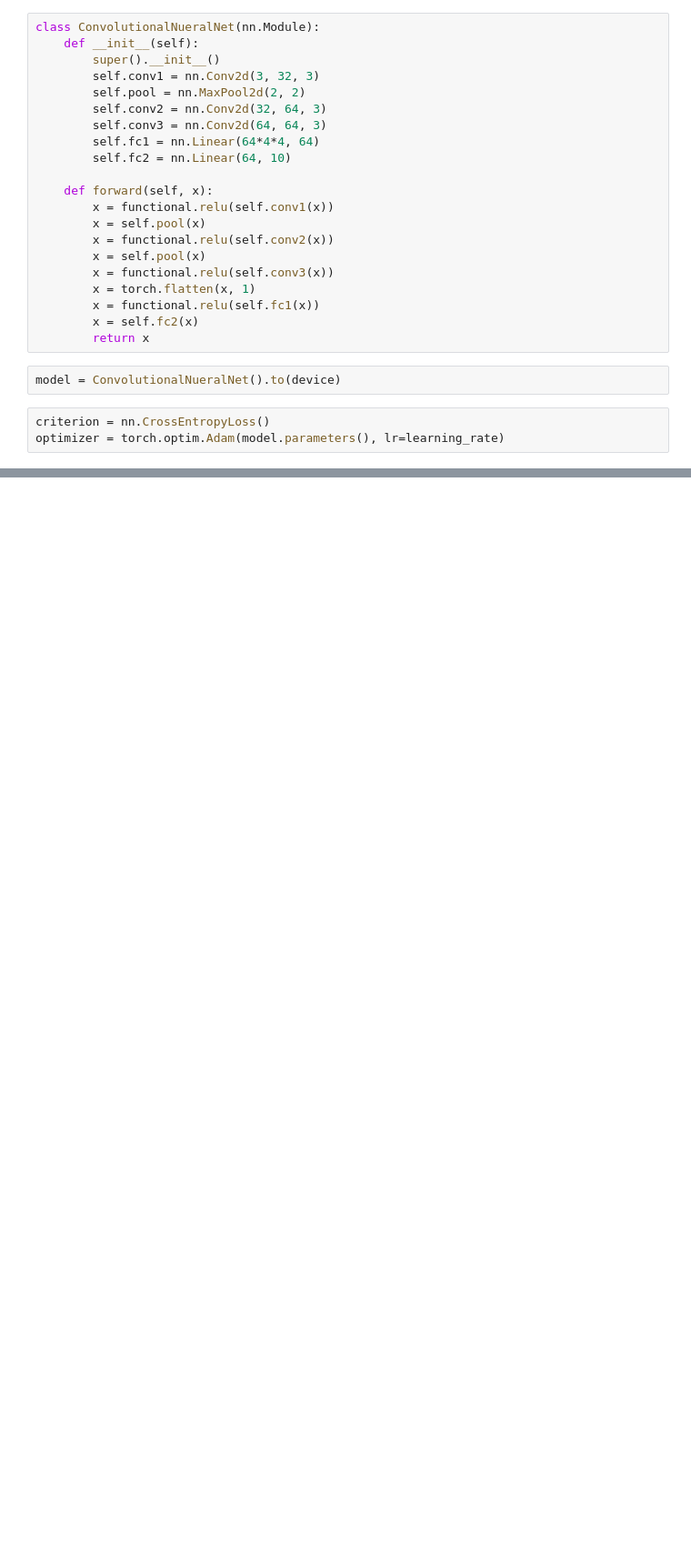
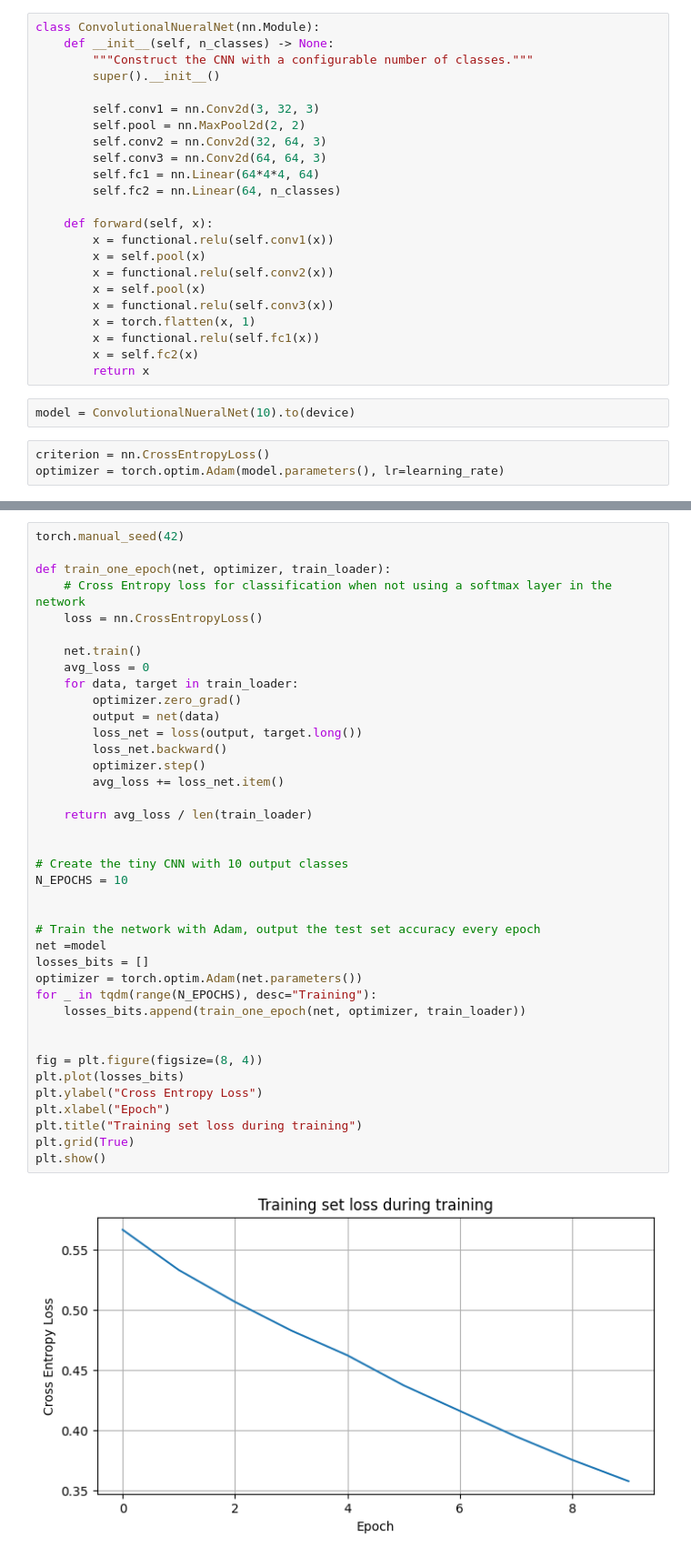
Before and after one commit to NgesBrian/tfhebasics, a Jupyter notebook: tfhe_concrete/simple_cnn_concrete.ipynb, the cells around one changed output, grey strips where cells are left out. Shown at 91% size. Cells and saved outputs as stored; diff of their text form; blank space fills up the shorter version.

Commit message:
everything standard waitig to figure out one last step with torchvision dataset

```diff
--- a/tfhe_concrete/simple_cnn_concrete.ipynb
+++ b/tfhe_concrete/simple_cnn_concrete.ipynb
@@ -55,13 +66,15 @@ test_loader = torch.utils.data.DataLoader(test_dataset,
 # %%
 class ConvolutionalNueralNet(nn.Module):
-    def __init__(self):
+    def __init__(self, n_classes) -> None:
+        """Construct the CNN with a configurable number of classes."""
         super().__init__()
+
         self.conv1 = nn.Conv2d(3, 32, 3)
         self.pool = nn.MaxPool2d(2, 2)
         self.conv2 = nn.Conv2d(32, 64, 3)
         self.conv3 = nn.Conv2d(64, 64, 3)
         self.fc1 = nn.Linear(64*4*4, 64)
-        self.fc2 = nn.Linear(64, 10)
+        self.fc2 = nn.Linear(64, n_classes)
 
     def forward(self, x):
         x = functional.relu(self.conv1(x))
@@ -74,7 +87,7 @@ class ConvolutionalNueralNet(nn.Module):
         x = self.fc2(x)
         return x
 # %%
-model = ConvolutionalNueralNet().to(device)
+model = ConvolutionalNueralNet(10).to(device)
 # %%
 criterion = nn.CrossEntropyLoss()
 optimizer = torch.optim.Adam(model.parameters(), lr=learning_rate)
@@ -160,3 +94,44 @@ Accuracy of the loaded model: 73.19 %
+# %%
+torch.manual_seed(42)
+
+def train_one_epoch(net, optimizer, train_loader):
+    # Cross Entropy loss for classification when not using a softmax layer in the network
+    loss = nn.CrossEntropyLoss()
+
+    net.train()
+    avg_loss = 0
+    for data, target in train_loader:
+        optimizer.zero_grad()
+        output = net(data)
+        loss_net = loss(output, target.long())
+        loss_net.backward()
+        optimizer.step()
+        avg_loss += loss_net.item()
+
+    return avg_loss / len(train_loader)
+
+
+# Create the tiny CNN with 10 output classes
+N_EPOCHS = 10
+
+
+# Train the network with Adam, output the test set accuracy every epoch
+net =model
+losses_bits = []
+optimizer = torch.optim.Adam(net.parameters())
+for _ in tqdm(range(N_EPOCHS), desc="Training"):
+    losses_bits.append(train_one_epoch(net, optimizer, train_loader))
+
+
+fig = plt.figure(figsize=(8, 4))
+plt.plot(losses_bits)
+plt.ylabel("Cross Entropy Loss")
+plt.xlabel("Epoch")
+plt.title("Training set loss during training")
+plt.grid(True)
+plt.show()
+# %% [output]
+[figure, added]
 # %%
 #Work now with concrete
 
```
Also changed, not shown: parts of 8 cells of this notebook, 3 other files.
